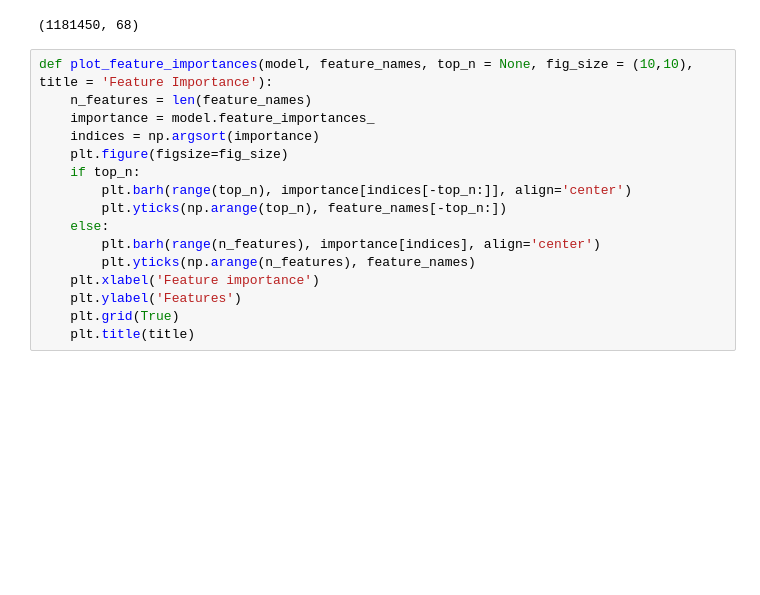
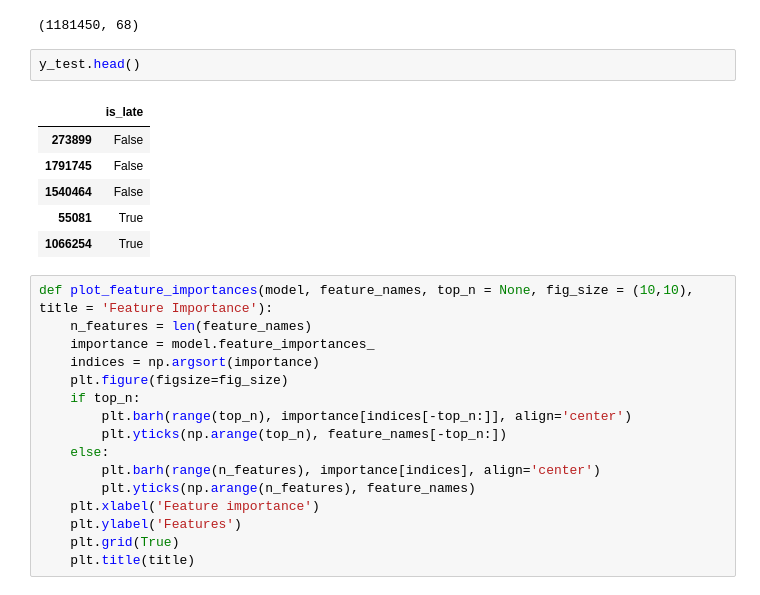
Before and after one commit to PPPSDavid/ORIE-4741-Project, a Jupyter notebook: RandomForest_with_tuning_10_with_10.ipynb, the cells around one changed output. Cells and saved outputs as stored; diff of their text form; blank space fills up the shorter version.

```diff
--- a/RandomForest_with_tuning_10_with_10.ipynb
+++ b/RandomForest_with_tuning_10_with_10.ipynb
@@ -102,6 +106,15 @@ X_test.shape
 X_train.shape
 # %% [output]
 (1181450, 68)
+# %%
+y_test.head()
+# %% [output]
+|  | is_late |
+| 273899 | False |
+| 1791745 | False |
+| 1540464 | False |
+| 55081 | True |
+| 1066254 | True |
 # %%
 def plot_feature_importances(model, feature_names, top_n = None, fig_size = (10,10), title = 'Feature Importance'):
     n_features = len(feature_names)
```
Also changed, not shown: parts of 16 cells of this notebook, 2 other files.
